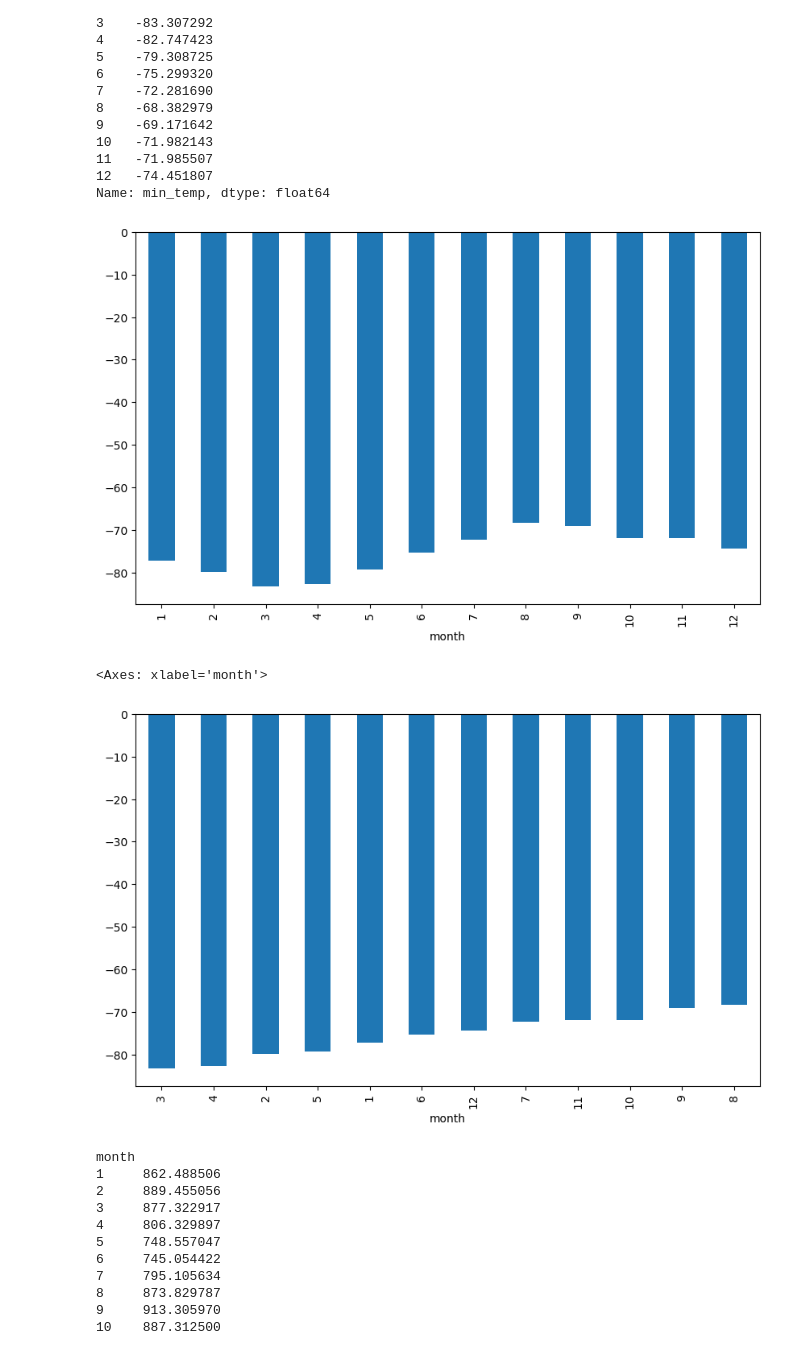
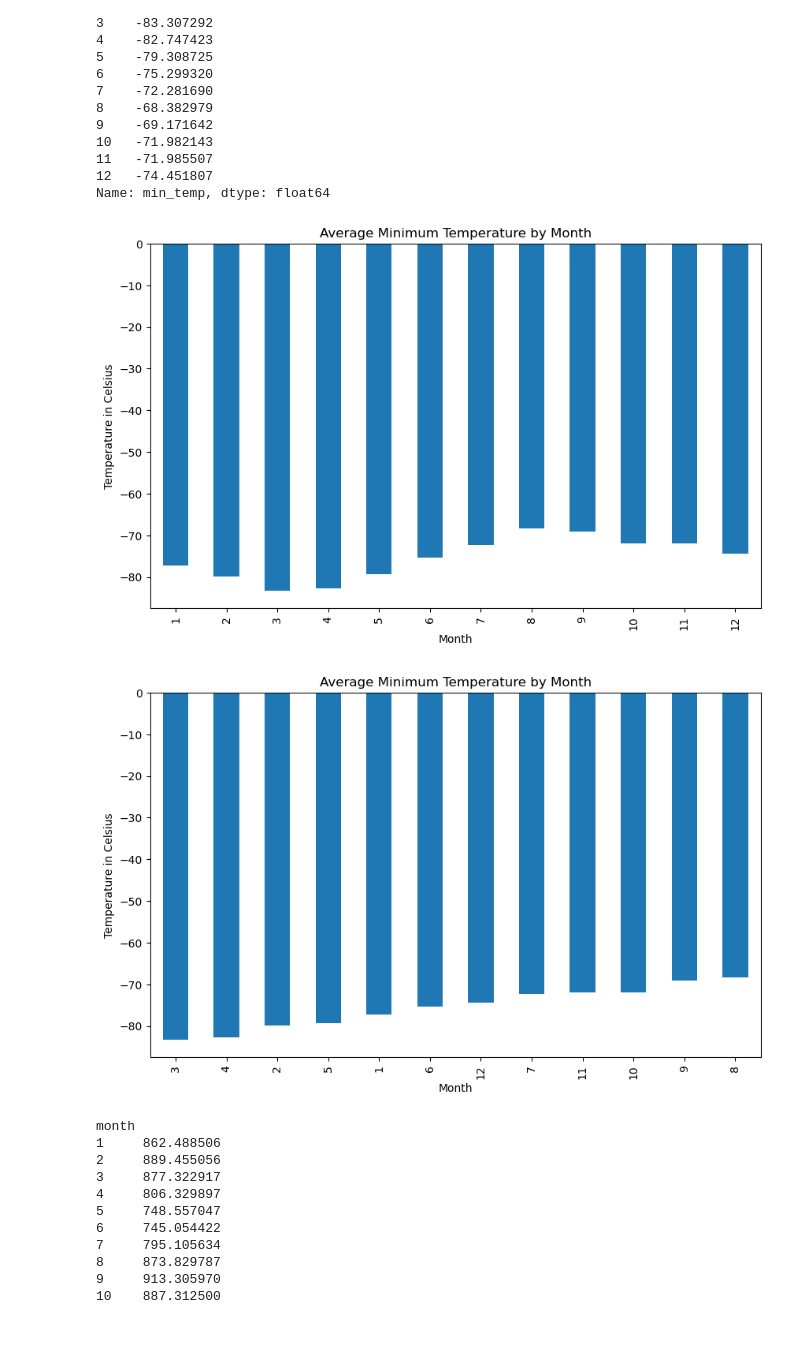
Before and after one commit to av9248/Module-11-Challenge, a Jupyter notebook: part_2_mars_weather.ipynb, the cells around one changed output. Cells and saved outputs as stored; diff of their text form; code cells hidden in the pictures.

```diff
--- a/part_2_mars_weather.ipynb
+++ b/part_2_mars_weather.ipynb
@@ -223,15 +223,21 @@ Name: min_temp, dtype: float64
 # %%
 # Plot the average minimum temperature by month
 avg_min_temp.plot(kind = "bar", figsize = (10,6))
+plt.title('Average Minimum Temperature by Month')
+plt.xlabel('Month')
+plt.ylabel('Temperature in Celsius')
 plt.show()
 # %% [output]
-[figure, old version]
+[figure, new version]
 # %%
 # Identify the coldest and hottest months in Curiosity's location by sorting the previous graph
 avg_min_temp.sort_values().plot(kind = "bar", figsize = (10,6))
+plt.title('Average Minimum Temperature by Month')
+plt.xlabel('Month')
+plt.ylabel('Temperature in Celsius')
+plt.show()
 # %% [output]
-<Axes: xlabel='month'>
-[figure, old version]
+[figure, new version]
 # %%
 # 4. What is the average pressure by month?
 avg_pressure = df.groupby("month")["pressure"].mean()
```
Also changed, not shown: parts of 3 cells of this notebook.
